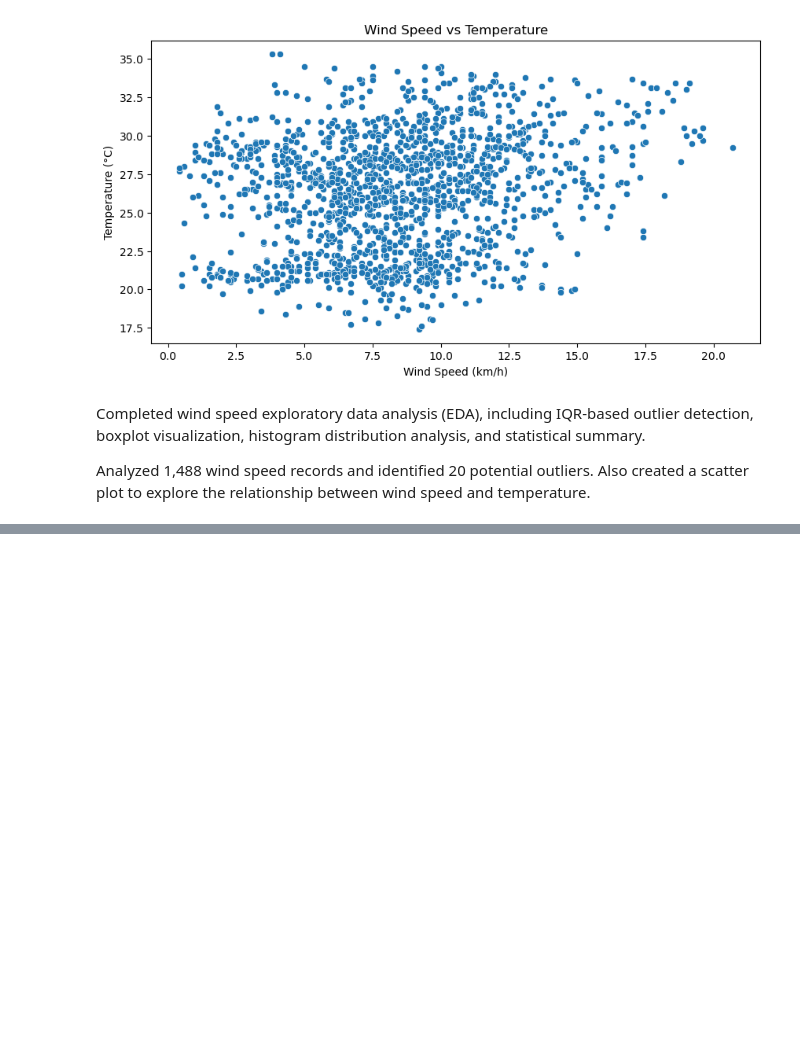
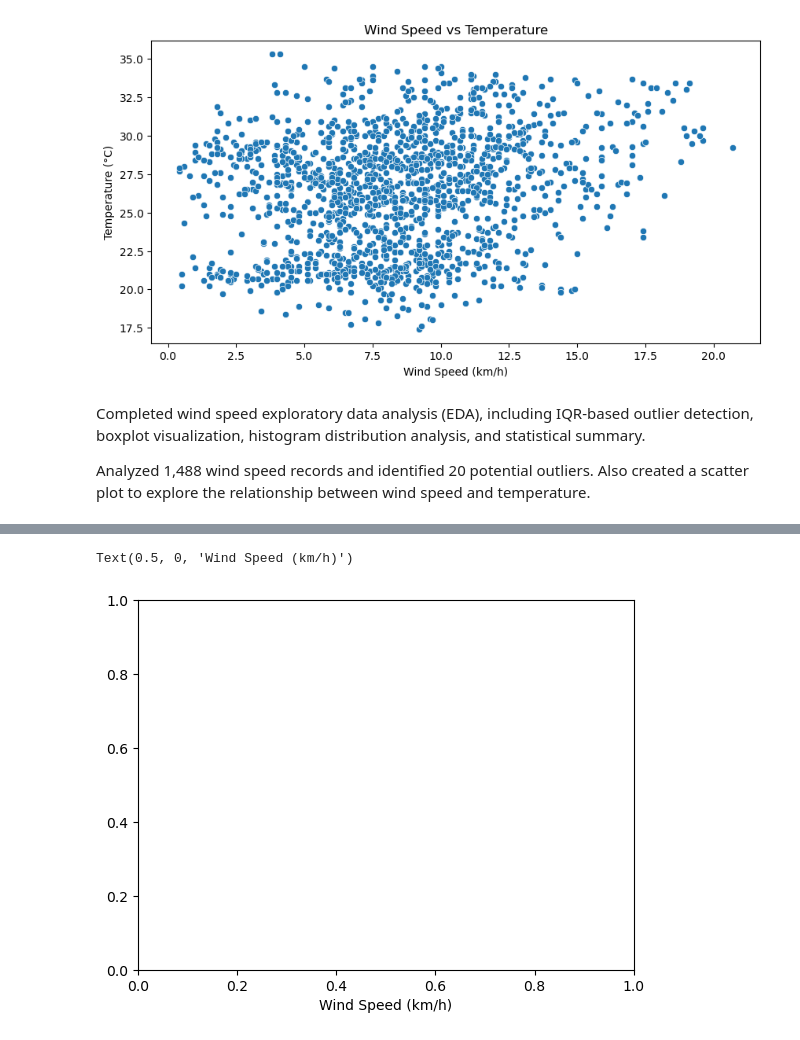
Before and after one commit to shabaz-syed/AtomSync-MicroClimate-Analaytics, a Jupyter notebook: Notebooks/01_data_understanding.ipynb, the cells around one changed output, grey strips where cells are left out. Cells and saved outputs as stored; diff of their text form; code cells hidden in the pictures; blank space fills up the shorter version.

```diff
--- a/Notebooks/01_data_understanding.ipynb
+++ b/Notebooks/01_data_understanding.ipynb
@@ -1103,0 +1131,5 @@ Analyzed 1,488 wind speed records and identified 20 potential outliers. Also cre
+# %%
+plt.xlabel('Wind Speed (km/h)')
+# %% [output]
+Text(0.5, 0, 'Wind Speed (km/h)')
+[figure, added]
```
Also changed, not shown: parts of 4 cells of this notebook.
